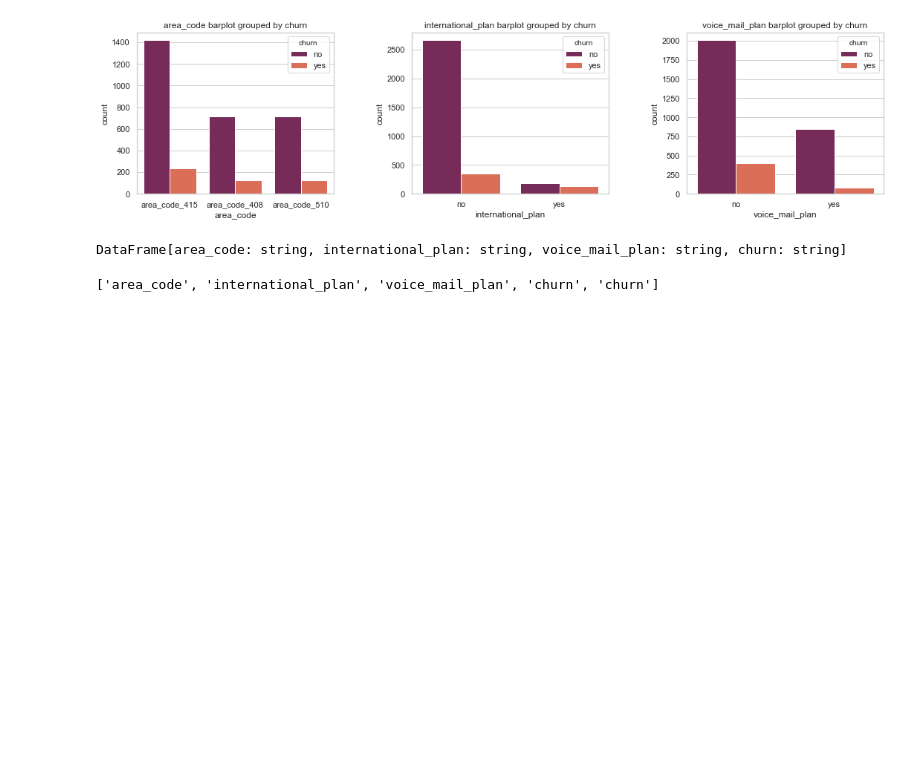
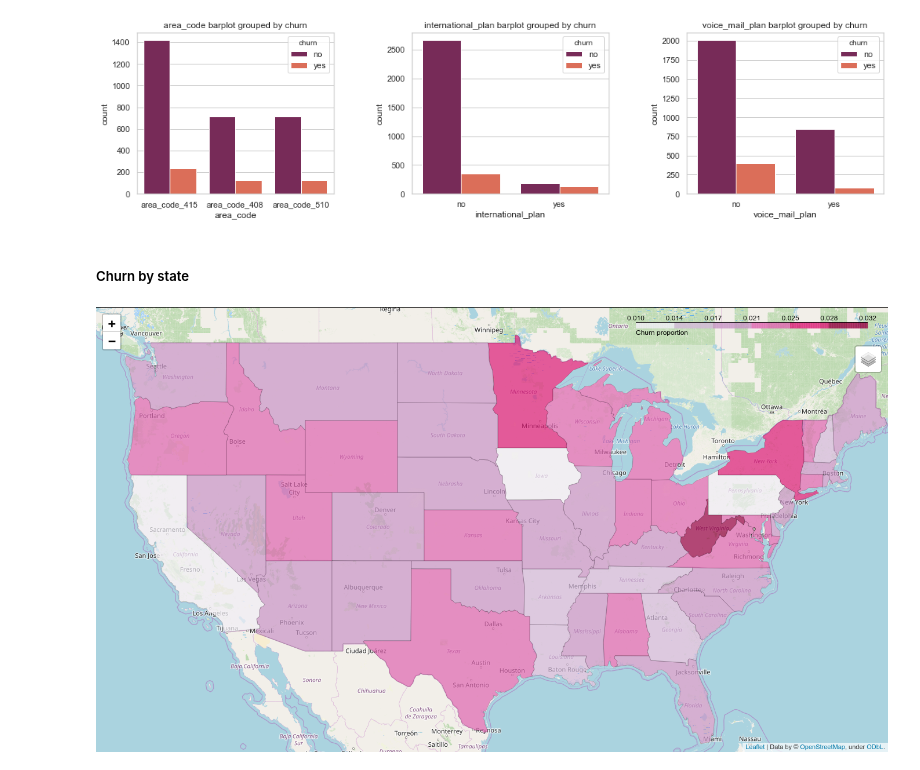
Before and after one commit to naiaraap/Pyspark_version_Predicting_Customer_Churn_in_Telecommunication_Operators, a Jupyter notebook: Pyspark_version_Predicting_Customer_Churn_in_Telecommunication_Operators.ipynb, the cells around one changed output. Cells and saved outputs as stored; diff of their text form; code cells hidden in the pictures; blank space fills up the shorter version.

Commit message:
graphs

```diff
--- a/Pyspark_version_Predicting_Customer_Churn_in_Telecommunication_Operators.ipynb
+++ b/Pyspark_version_Predicting_Customer_Churn_in_Telecommunication_Operators.ipynb
@@ -504,11 +508,44 @@ for j in range(3):
     count +=1
 # %% [output]
 [figure]
-# %%
-df
-# %% [output]
-DataFrame[area_code: string, international_plan: string, voice_mail_plan: string, churn: string]
-# %%
-cols
-# %% [output]
-['area_code', 'international_plan', 'voice_mail_plan', 'churn', 'churn']
+# %% [markdown]
+##### Churn by state
+# %%
+# Map graph exibing churn proportion
+# Load the shape of the zone (US states)
+state_geo = os.path.join('', 'us-states.json')
+
+# state data
+# churn values and proportion
+state_data = df_train_cat.groupBy('state').count().orderBy('count', ascending=False) \
+            .withColumn('percent', f.col('count')/f.sum('count').over(Window.partitionBy())) \
+            .orderBy('percent', ascending=False) \
+            .toPandas()
+
+
+# Initialize the map:
+m = folium.Map(location=[37, -102], zoom_start=5)
+
+# Add the color for the chloropleth:
+m.choropleth(
+ geo_data=state_geo,
+ name='Churn proportion by state',
+ data=state_data,
+ columns=['state', 'percent'],
+ key_on='feature.id',
+ fill_color='PuRd',
+ fill_opacity=0.7,
+ line_opacity=0.2,
+ legend_name='Churn proportion'
+)
+folium.LayerControl().add_to(m)
+
+# Save to html
+m.save('#churn_proportion.html')
+
+display(m)
+
+# # Loading map image
+# Image(filename='churn_proportion_by_state.png')
+# %% [output]
+[figure, added]
```
Also changed, not shown: parts of 3 cells of this notebook.
